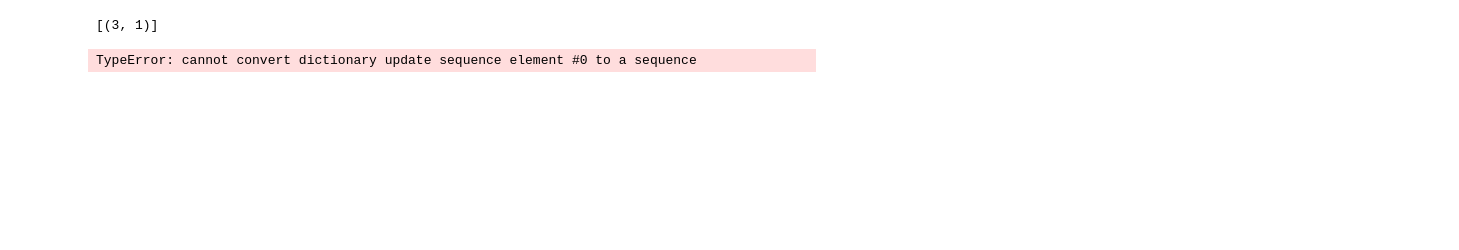
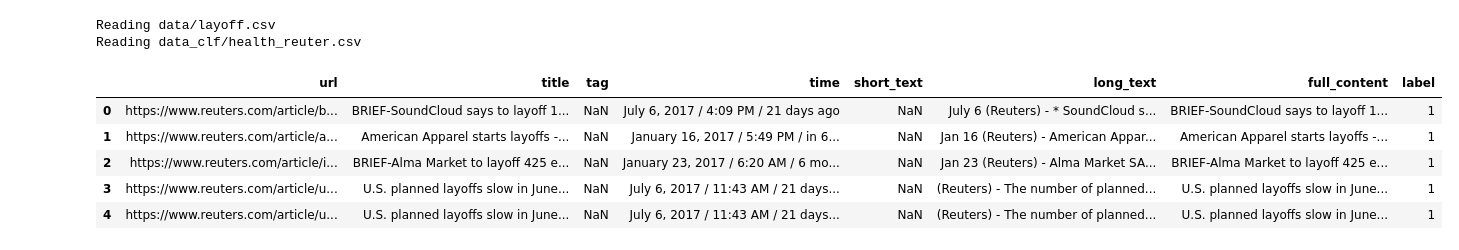
Before and after one commit to duyet/extract-keywords-from-news, a Jupyter notebook: HR-related-classifier.ipynb, the cells around one changed output. Cells and saved outputs as stored; diff of their text form; code cells hidden in the pictures; blank space fills up the shorter version.

```diff
--- a/HR-related-classifier.ipynb
+++ b/HR-related-classifier.ipynb
@@ -40,3 +32,25 @@ data.head()
+# %%
+files = [('data/layoff.csv', 1), ("data_clf/health_reuter.csv", 0)] # (file, label)
+
+data_ = []
+for f, label in files:
+    print 'Reading', f
+    df = pd.read_csv(f)
+    df['full_content'] = df['title'] + ' ' + df['long_text']
+    df['label'] = label
+    data_.append(df)
+
+data = pd.concat(data_)
+data.head()
+# %% [output]
+Reading data/layoff.csv
+Reading data_clf/health_reuter.csv
+|  | url | title | tag | time | short_text | long_text | full_content | label |
+| 0 | https://www.reuters.com/article/b... | BRIEF-SoundCloud says to layoff 1... | NaN | July 6, 2017 / 4:09 PM / 21 days ago | NaN | July 6 (Reuters) - * SoundCloud s... | BRIEF-SoundCloud says to layoff 1... | 1 |
+| 1 | https://www.reuters.com/article/a... | American Apparel starts layoffs -... | NaN | January 16, 2017 / 5:49 PM / in 6... | NaN | Jan 16 (Reuters) - American Appar... | American Apparel starts layoffs -... | 1 |
+| 2 | https://www.reuters.com/article/i... | BRIEF-Alma Market to layoff 425 e... | NaN | January 23, 2017 / 6:20 AM / 6 mo... | NaN | Jan 23 (Reuters) - Alma Market SA... | BRIEF-Alma Market to layoff 425 e... | 1 |
+| 3 | https://www.reuters.com/article/u... | U.S. planned layoffs slow in June... | NaN | July 6, 2017 / 11:43 AM / 21 days... | NaN | (Reuters) - The number of planned... | U.S. planned layoffs slow in June... | 1 |
+| 4 | https://www.reuters.com/article/u... | U.S. planned layoffs slow in June... | NaN | July 6, 2017 / 11:43 AM / 21 days... | NaN | (Reuters) - The number of planned... | U.S. planned layoffs slow in June... | 1 |
 # %%
 def line2vec(doc, dictionary):
     doc = [wordnet_lemmatizer.lemmatize(z) for z in tokenizer.tokenize(str(doc).decode('utf-8').lower()) if z not in STOPWORDS]
@@ -58,5 +74,0 @@ def predict(text):
-# %%
-data['predict'] = data['full_content'].apply(predict)
-# %% [output]
-[(3, 1)]
-TypeError: cannot convert dictionary update sequence element #0 to a sequence
```
Also changed, not shown: parts of 19 cells of this notebook, 4 other files.
